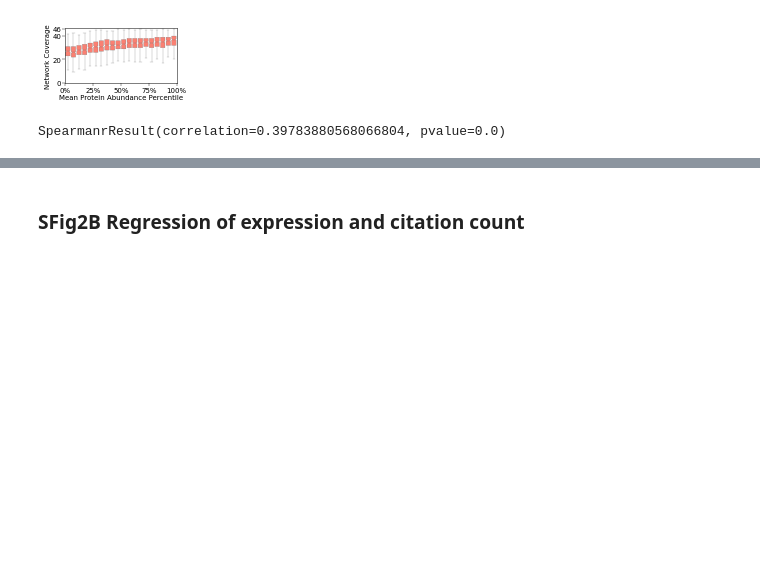
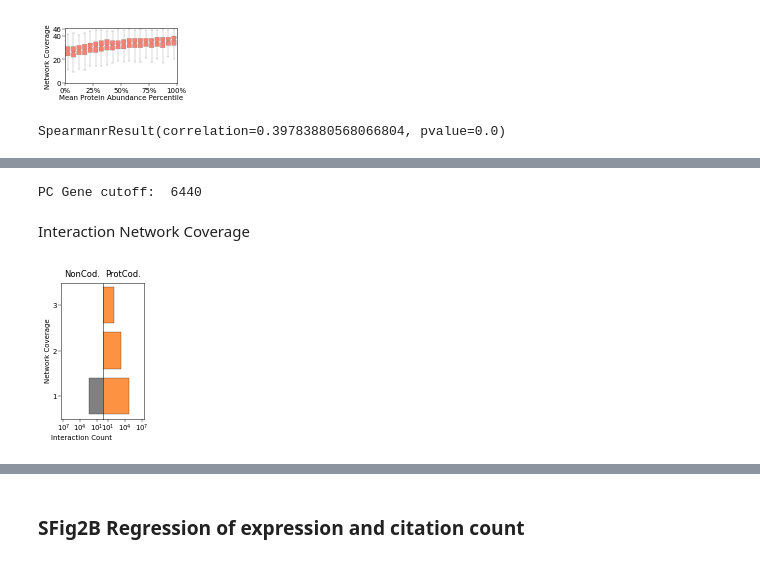
Before and after one commit to sarah-n-wright/Network_Evaluation_Tools, a Jupyter notebook: StateOfTheInteractomes_Notebooks/1_Statistics_and_Representation.ipynb, the cells around one changed output, grey strips where cells are left out. Saved outputs shown, nothing was run; the diff lists cells and outputs as text; code cells hidden in the pictures; blank space fills up the shorter version.

Commit message:
Updated manuscript notebooks and added example data for statistics and representation

```diff
--- a/StateOfTheInteractomes_Notebooks/1_Statistics_and_Representation.ipynb
+++ b/StateOfTheInteractomes_Notebooks/1_Statistics_and_Representation.ipynb
@@ -278,0 +297,2 @@ SpearmanrResult(correlation=0.39783880568066804, pvalue=0.0)
+# %%
+pc_genes = pd.read_csv(os.path.join(gitdir, 'Data/protein_coding_genes.txt')).GeneID.values
@@ -278,0 +407,11 @@ SpearmanrResult(correlation=0.39783880568066804, pvalue=0.0)
+# %%
+prefix_file = os.path.join(gitdir, 'Data/example_prefix_file.txt')
+stats = NetworkStats(prefix_file, datadir = os.path.join(gitdir, 'Data/example_outputs/'))
+# %%
+node_list = list(stats.nodes)
+data_dir = os.path.join(gitdir+'Data/example_outputs/')
+# List of file paths
+file_paths = [data_dir + x + '_net.txt' for x in stats.prefixes]
+edge_counts, node_mapping, cutoff = count_edges(file_paths, node_list, pc_genes)
+# %% [output]
+PC Gene cutoff:  6440
@@ -278,0 +421,8 @@ SpearmanrResult(correlation=0.39783880568066804, pvalue=0.0)
+# %%
+pc_dict= defaultdict(int)
+npc_dict = defaultdict(int)
+for edge in tqdm(edge_counts):
+    if (edge[0] < cutoff) and (edge[1] < cutoff): # check if both are protein coding
+        pc_dict[edge_counts[edge]] += 1
+    else:
+        npc_dict[edge_counts[edge]] += 1
@@ -278,0 +431,25 @@ SpearmanrResult(correlation=0.39783880568066804, pvalue=0.0)
+# %% [markdown]
+Interaction Network Coverage
+# %%
+fig, ax = plt.subplots(nrows=1, ncols=2, figsize=(1.5, 2.5), sharey=True, sharex=False, gridspec_kw={'wspace':0})
+#sns.barplot(pd.DataFrame({'PC':pc_dict, 'NPC':npc_dict}).NPC, orient='h', color='grey')
+sns.barplot(pd.DataFrame({'PC':pc_dict, 'NPC':npc_dict}).PC, orient='h', color='#fd9243', ax=ax[1], edgecolor='black', linewidth=0.25, saturation=1)
+ax[1].set_xlabel("Interaction Count")
+ax[1].invert_yaxis()
+ax[1].set_xscale('log')
+sns.barplot(pd.DataFrame({'PC':pc_dict, 'NPC':npc_dict}).NPC, orient='h', color='grey', ax=ax[0], edgecolor='black', linewidth=0.25,  saturation=1)
+ax[0].set_xlabel("Interaction Count")
+ax[0].set_ylabel("Network Coverage")
+ax[0].invert_yaxis()
+ax[0].invert_xaxis()
+ax[0].set_xscale('log')
+ax[0].set_xticks([ 10, 10000, 10000000])
+ax[1].set_xticks([ 10, 10000, 10000000])
+ax[0].set_xlim( 30000000, 1)
+ax[1].set_xlim(1, 30000000)
+ax[1].set_xlabel('')
+ax[0].set_title('NonCod.')
+ax[1].set_title('ProtCod.')
+ax[1].tick_params(axis='y', length=0)
+# %% [output]
+[figure, added]
```
Also changed, not shown: parts of 30 cells of this notebook, 33 other files.
